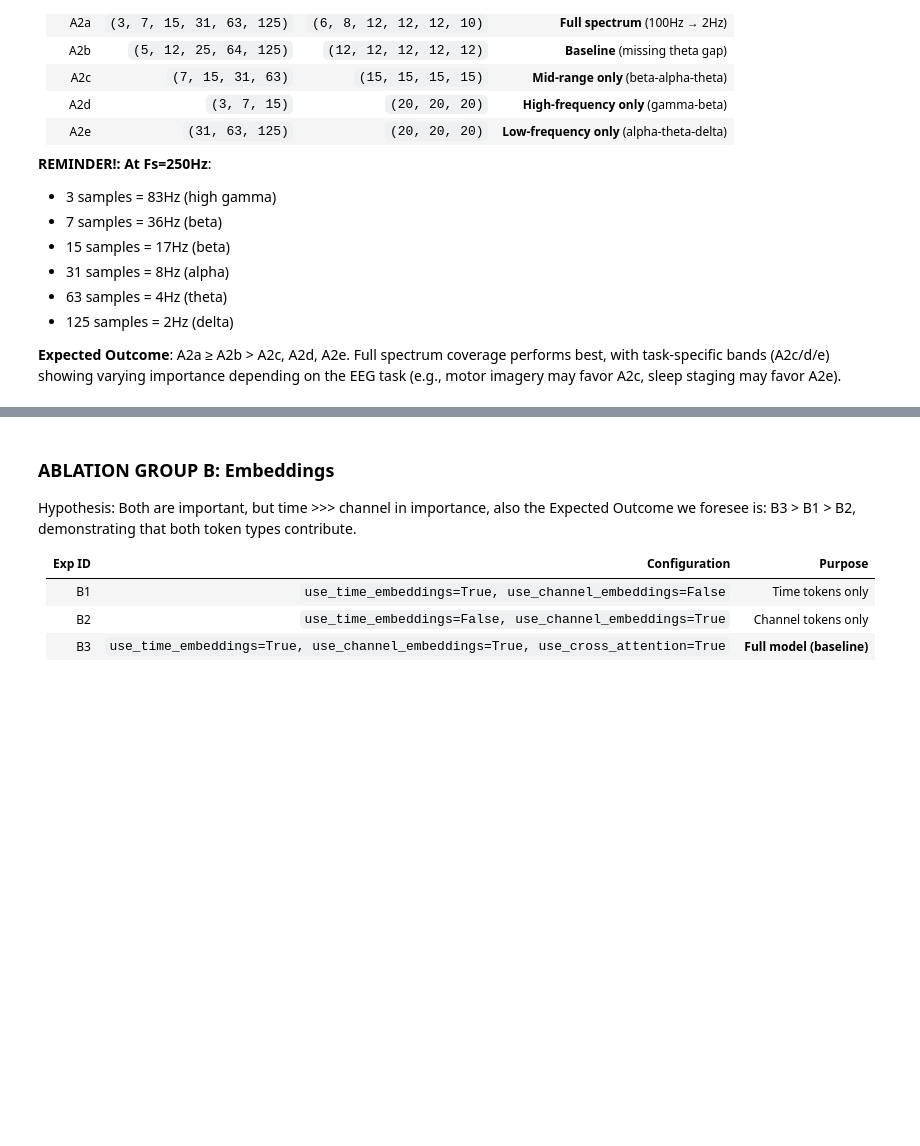
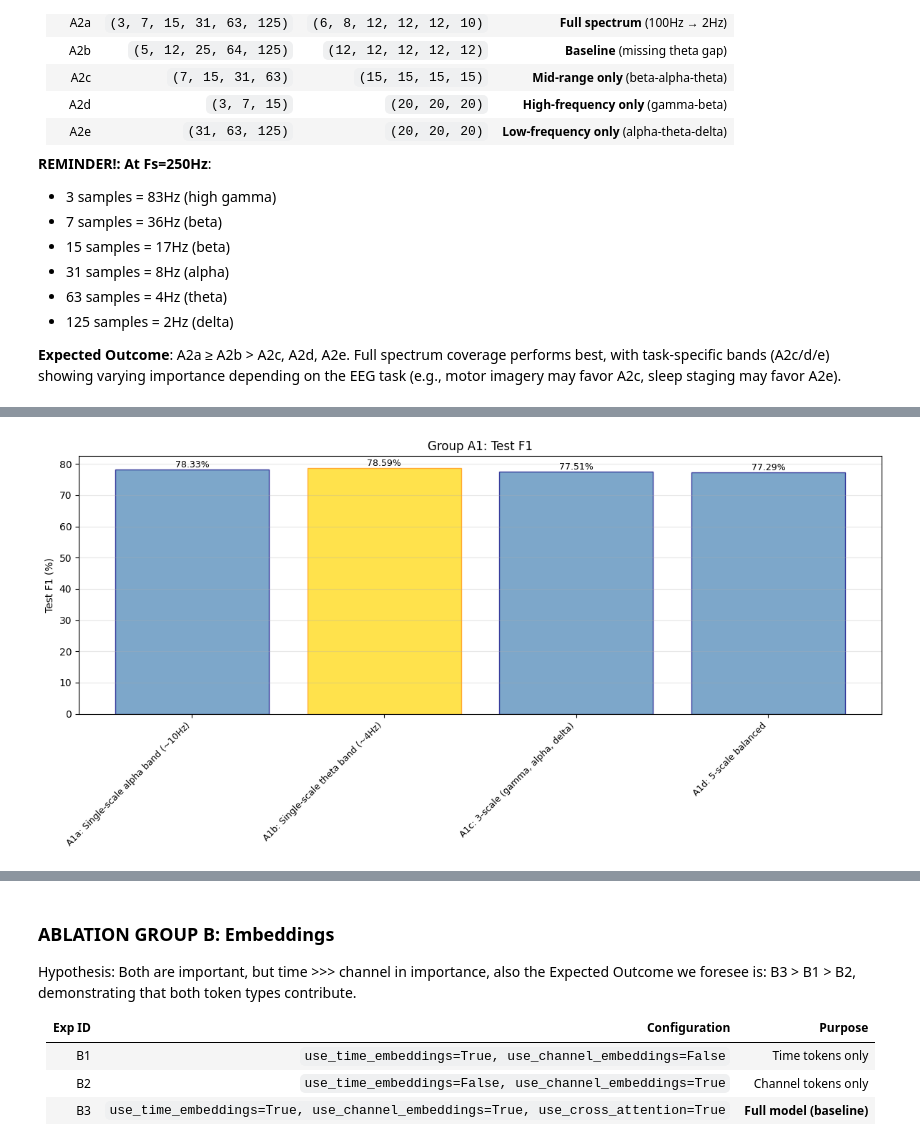
Before and after one commit to eZWALT/ML4HD-Machine-Learning-for-Human-Data, a Jupyter notebook: PROJECT/src/clean.ipynb, the cells around one changed output, grey strips where cells are left out. Saved outputs shown, nothing was run; the diff lists cells and outputs as text; code cells hidden in the pictures; blank space fills up the shorter version.

```diff
--- a/PROJECT/src/clean.ipynb
+++ b/PROJECT/src/clean.ipynb
@@ -1868,13 +2045,13 @@ def train_experiment(
     checkpoint_path = RESULTS_DIR / f"{config.exp_id}_best.h5"
     callbacks = [
         EarlyStopping(monitor='val_f1_score_metric', mode='max',
-                      patience=config.training_config.get('patience', 15), restore_best_weights=True),
+                      patience=config.training_config.get('patience', 3), restore_best_weights=True),
         ModelCheckpoint(str(checkpoint_path), monitor='val_f1_score_metric',
                         mode='max', save_best_only=True)
     ]
 
     batch_size = config.training_config.get('batch_size', 32)
-    epochs = config.training_config.get('epochs', 100)
+    epochs = config.training_config.get('epochs', 10)
 
     # Train
     start_time = datetime.now()
@@ -1885,7 +2062,7 @@ def train_experiment(
         validation_data=(X_val, y_val),
         callbacks=callbacks,
         class_weight=class_weights,
-        verbose=0
+        verbose=1
     )
     training_time = (datetime.now() - start_time).total_seconds()
 
@@ -2142,7 +2319,7 @@ patch_pool_size = next(k for k in range(8, 2, -1) if T % k == 0)
 print(f"Patch pool size: {patch_pool_size}")
 
 baseline_params = {
-    'emb_size': 64,
+    'emb_size': 40,
     'patch_pool_size': patch_pool_size,
     'patch_channel_temp_filter_size': 4,
     'patch_kernel_sizes': (5, 12, 25, 64, 125),
@@ -2150,12 +2327,12 @@ baseline_params = {
 
     'pe_droprate': 0.1,
 
-    'att_num_layers': 8,
+    'att_num_layers': 2,
     'att_num_heads': 4,
-    'att_dropout': 0.1,
+    'att_dropout': 0.15,
 
     'fusion_mode': "gap+flatten",
     'pool_droprate': 0.5,
-    'classif_hidden_units': (128, 64),
+    'classif_hidden_units': (128, 32),
     'classif_droprate_probs': (0.4, 0.3),
 }
@@ -2308,0 +2468,11 @@ plot_group_results('A2', metric='test_f1')
+# %%
+run_experiments(
+    experiments_A1,
+    X_train, y_train,
+    X_val, y_val,
+    X_test, y_test,
+    baseline_params,
+    force_retrain=REDO_ABLATION["A1"]
+)
+plot_group_results('A1', metric='test_f1')
+# %% [output]
@@ -2308,0 +2488 @@ plot_group_results('A2', metric='test_f1')
+[figure, added]
```
Also changed, not shown: parts of 43 cells of this notebook.
